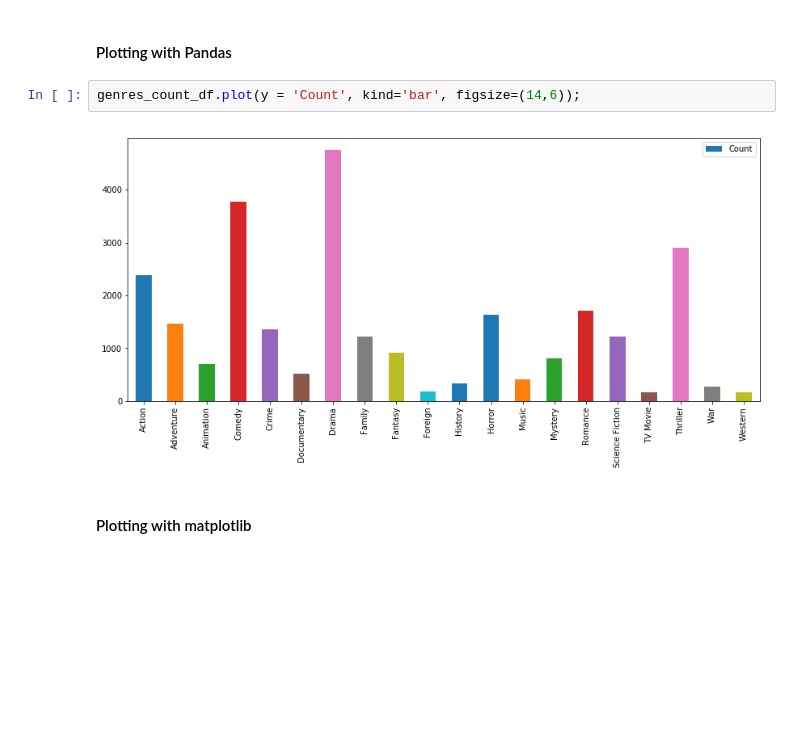
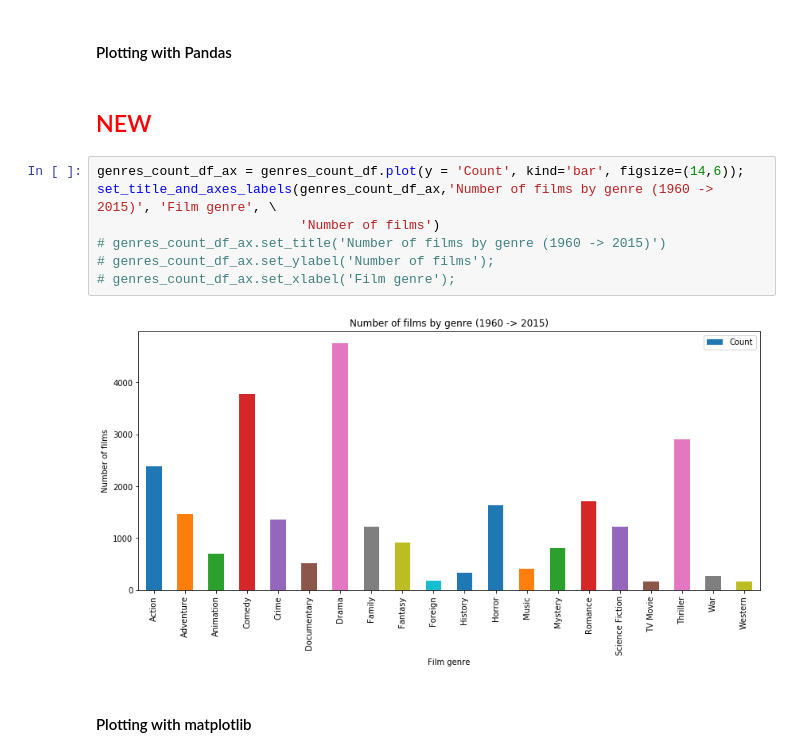
Before and after one commit to oaramirez/investigate_dataset_udacity, a Jupyter notebook: Investigate_a_Dataset.ipynb, the cells around one changed output. Drawn from its saved outputs; the diff is of its cells as text; blank space fills up the shorter version.

```diff
--- a/Investigate_a_Dataset.ipynb
+++ b/Investigate_a_Dataset.ipynb
@@ -327,10 +350,18 @@ genres_count
 genres_count_df = pd.Series(genres_count).to_frame('Count')
 # %% [markdown]
 #### Plotting with Pandas
-# %%
-genres_count_df.plot(y = 'Count', kind='bar', figsize=(14,6));
-# %% [output]
-[figure, removed]
+# %% [markdown]
+<a id="use_method"></a>
+## <font color=red>NEW<font>
+# %%
+genres_count_df_ax = genres_count_df.plot(y = 'Count', kind='bar', figsize=(14,6));
+set_title_and_axes_labels(genres_count_df_ax,'Number of films by genre (1960 -> 2015)', 'Film genre', \
+                          'Number of films')
+# genres_count_df_ax.set_title('Number of films by genre (1960 -> 2015)')
+# genres_count_df_ax.set_ylabel('Number of films');
+# genres_count_df_ax.set_xlabel('Film genre');
+# %% [output]
+[figure, added]
 # %% [markdown]
 #### Plotting with matplotlib
 # %%
```
Also changed, not shown: parts of 34 cells of this notebook, 1 other file.
